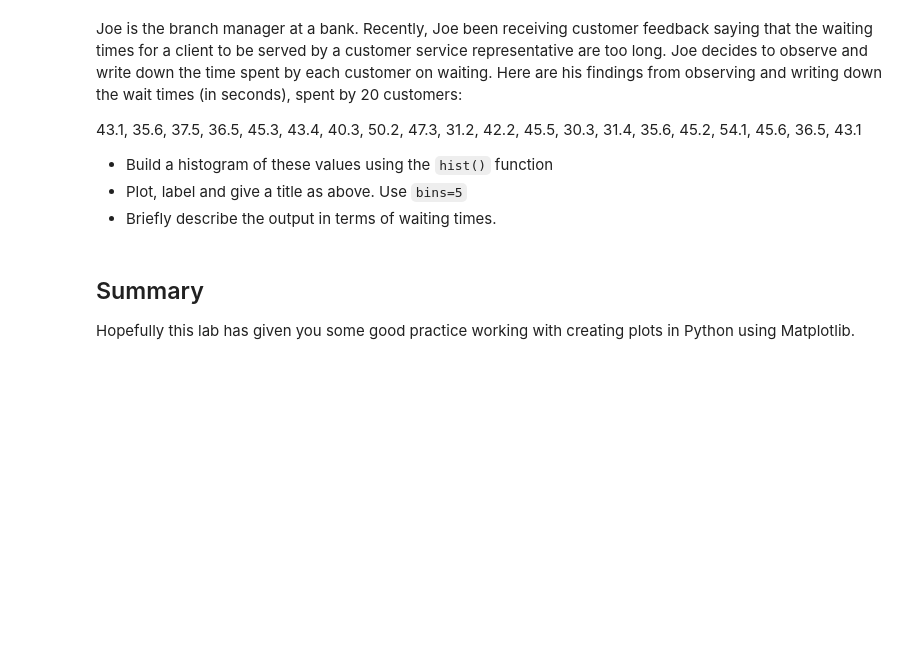
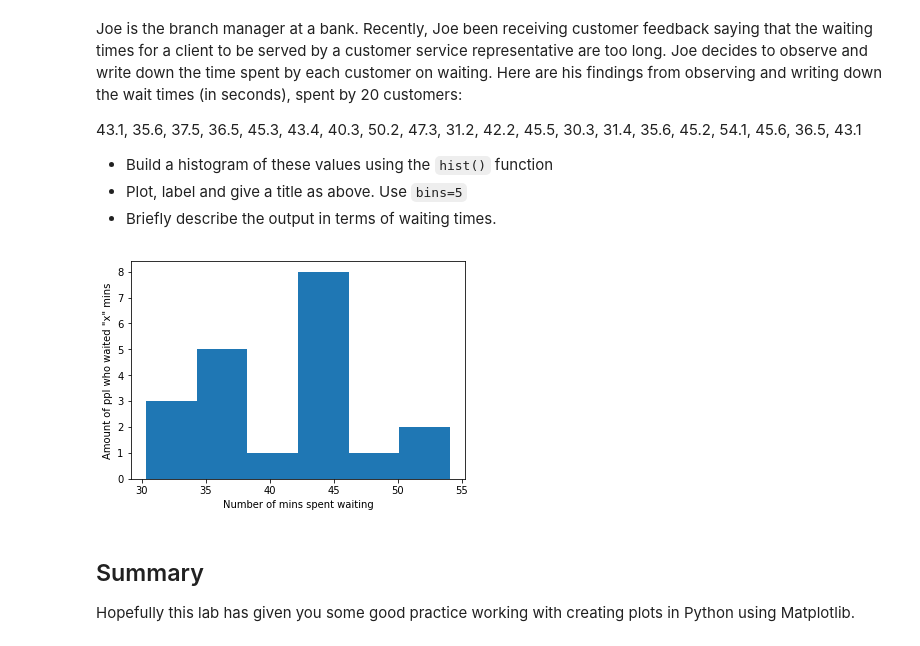
Before and after one commit to UpwardTrajectory/dsc-0-01-22-visualizing-data-lab-seattle-ds-career-040119, a Jupyter notebook: index.ipynb, the cells around one changed output. Cells and saved outputs as stored; diff of their text form; code cells hidden in the pictures; blank space fills up the shorter version.

```diff
--- a/index.ipynb
+++ b/index.ipynb
@@ -110,12 +110,14 @@ Joe is the branch manager at a bank. Recently, Joe been receiving customer feedb
 * Briefly describe the output in terms of waiting times.
 # %%
 x = [43.1, 35.6, 37.5, 36.5, 45.3, 43.4, 40.3, 50.2, 47.3, 31.2, 42.2, 45.5, 30.3, 31.4, 35.6, 45.2, 54.1, 45.6, 36.5, 43.1]
-plt.hist(x, bins = 5)
+plt.hist(x, bins = 6)
 #Plot the distogram with hist() function
 plt.xlabel('Number of mins spent waiting')
 plt.ylabel('Amount of ppl who waited "x" mins')
 plt.show()
 # Label, give title and show the plot
+# %% [output]
+[figure, added]
 # %% [markdown]
 ## Summary
 
```
